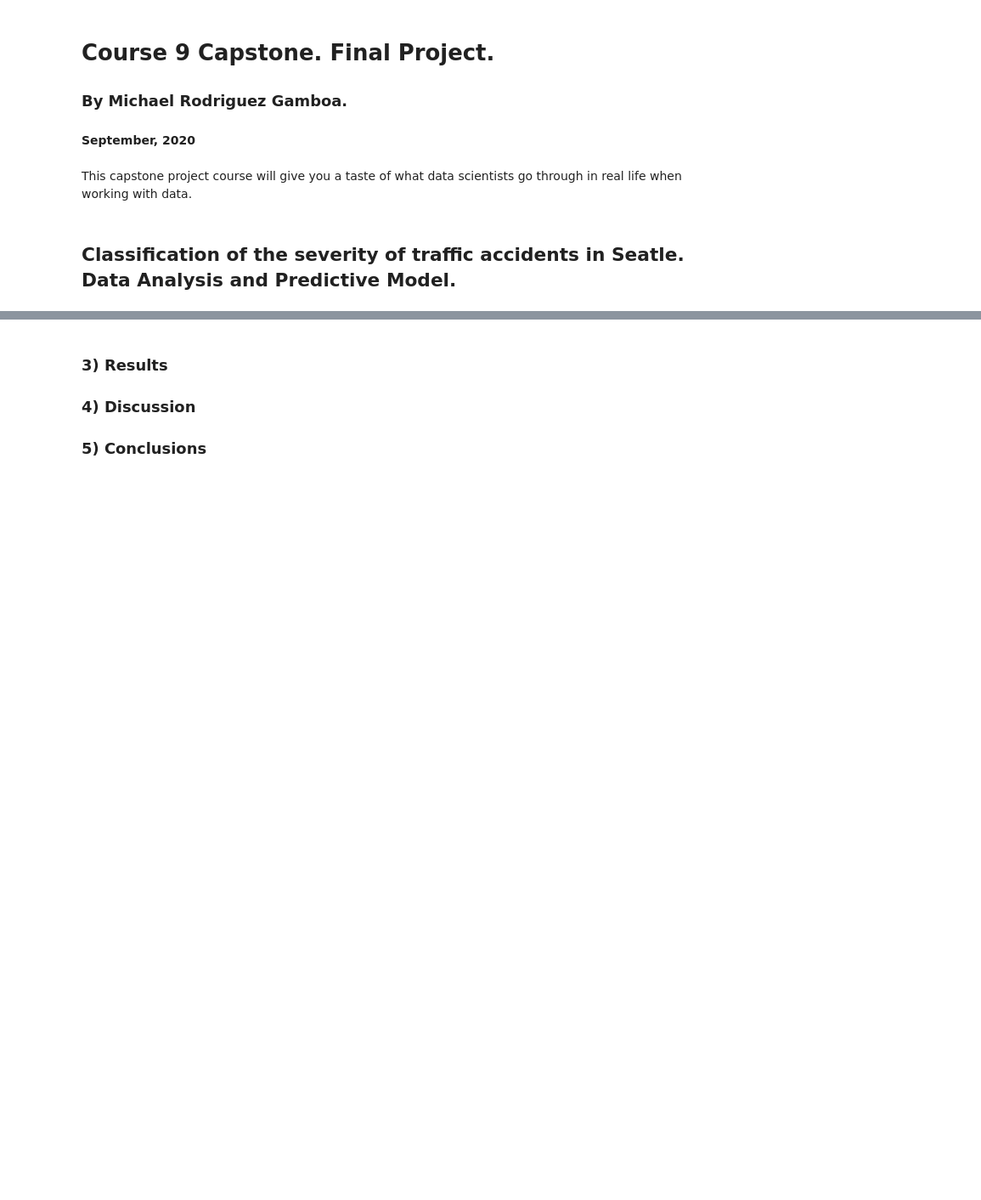
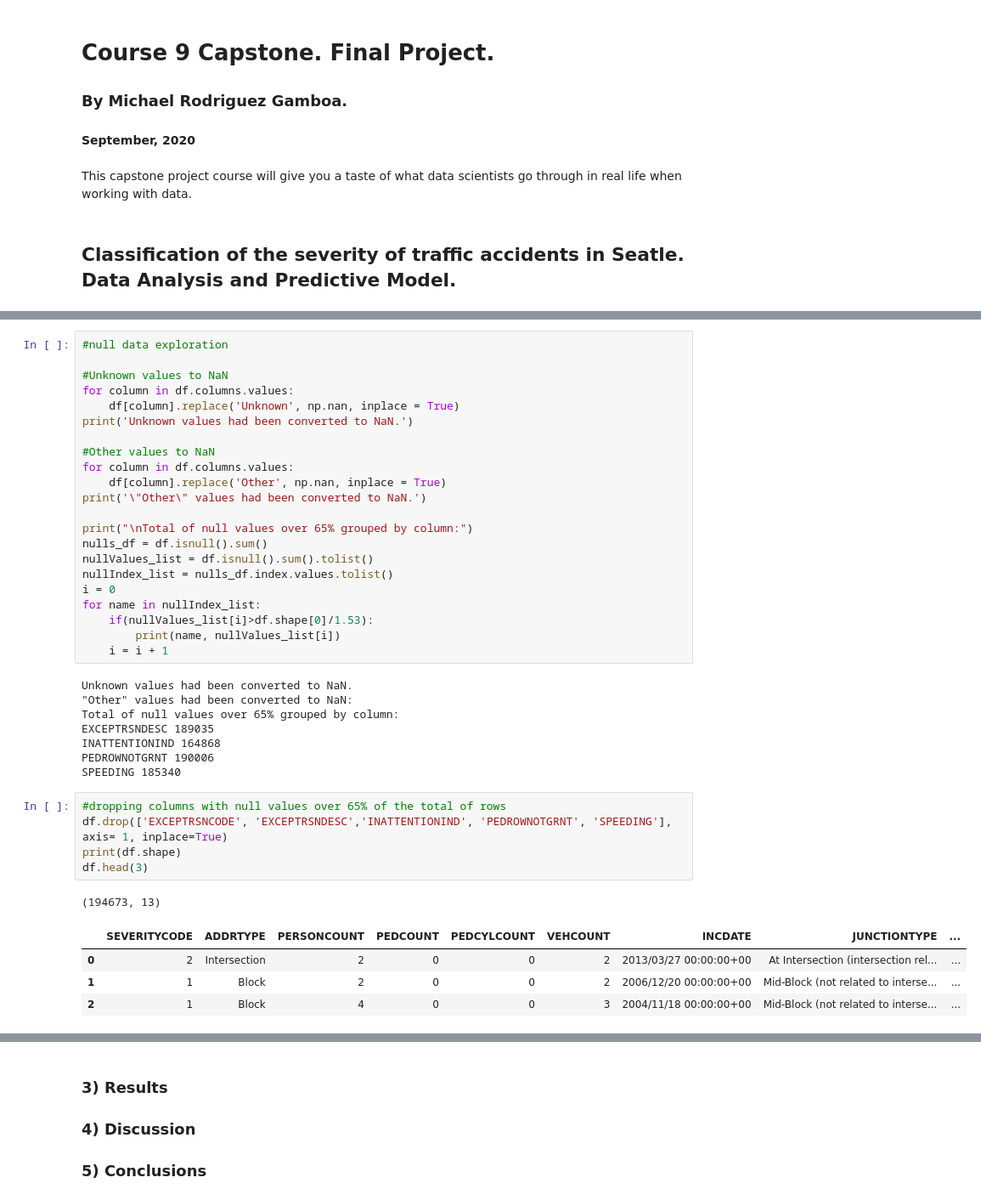
Before and after one commit to michaelrodgam/Coursera_Capstone, a Jupyter notebook: Data_Science Final_Project Notebook.ipynb, the cells around one changed output, grey strips where cells are left out. Shown: that part at 85% size. Cells and saved outputs as stored; diff of their text form; blank space fills up the shorter version.

Commit message:
data exploration

```diff
--- a/Data_Science Final_Project Notebook.ipynb
+++ b/Data_Science Final_Project Notebook.ipynb
@@ -41,0 +82,41 @@ df.head()
+# %%
+#null data exploration
+
+#Unknown values to NaN
+for column in df.columns.values:
+    df[column].replace('Unknown', np.nan, inplace = True)
+print('Unknown values had been converted to NaN.')
+
+#Other values to NaN
+for column in df.columns.values:
+    df[column].replace('Other', np.nan, inplace = True)
+print('\"Other\" values had been converted to NaN.')
+
+print("\nTotal of null values over 65% grouped by column:")
+nulls_df = df.isnull().sum()
+nullValues_list = df.isnull().sum().tolist()
+nullIndex_list = nulls_df.index.values.tolist()
+i = 0
+for name in nullIndex_list:
+    if(nullValues_list[i]>df.shape[0]/1.53):
+        print(name, nullValues_list[i])
+    i = i + 1
+# %% [output]
+Unknown values had been converted to NaN.
+"Other" values had been converted to NaN:
+Total of null values over 65% grouped by column:
+EXCEPTRSNDESC 189035
+INATTENTIONIND 164868
+PEDROWNOTGRNT 190006
+SPEEDING 185340
+# %%
+#dropping columns with null values over 65% of the total of rows
+df.drop(['EXCEPTRSNCODE', 'EXCEPTRSNDESC','INATTENTIONIND', 'PEDROWNOTGRNT', 'SPEEDING'], axis= 1, inplace=True)
+print(df.shape)
+df.head(3)
+# %% [output]
+(194673, 13)
+|  | SEVERITYCODE | ADDRTYPE | PERSONCOUNT | PEDCOUNT | PEDCYLCOUNT | VEHCOUNT | INCDATE | JUNCTIONTYPE | ... |
+| 0 | 2 | Intersection | 2 | 0 | 0 | 2 | 2013/03/27 00:00:00+00 | At Intersection (intersection rel... | ... |
+| 1 | 1 | Block | 2 | 0 | 0 | 2 | 2006/12/20 00:00:00+00 | Mid-Block (not related to interse... | ... |
+| 2 | 1 | Block | 4 | 0 | 0 | 3 | 2004/11/18 00:00:00+00 | Mid-Block (not related to interse... | ... |
```
Also changed, not shown: parts of 17 cells of this notebook.
